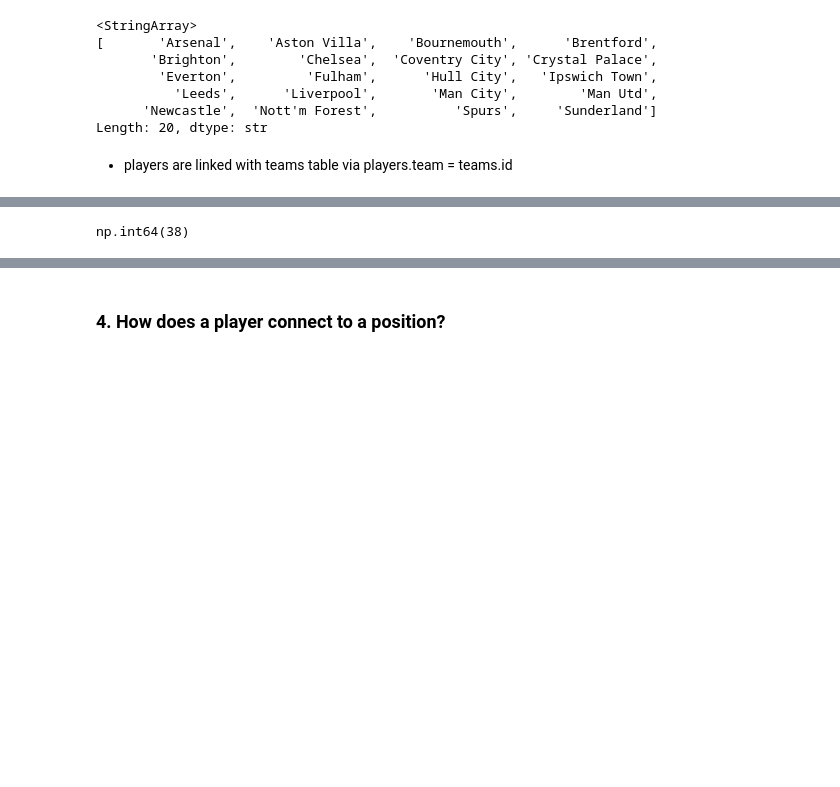
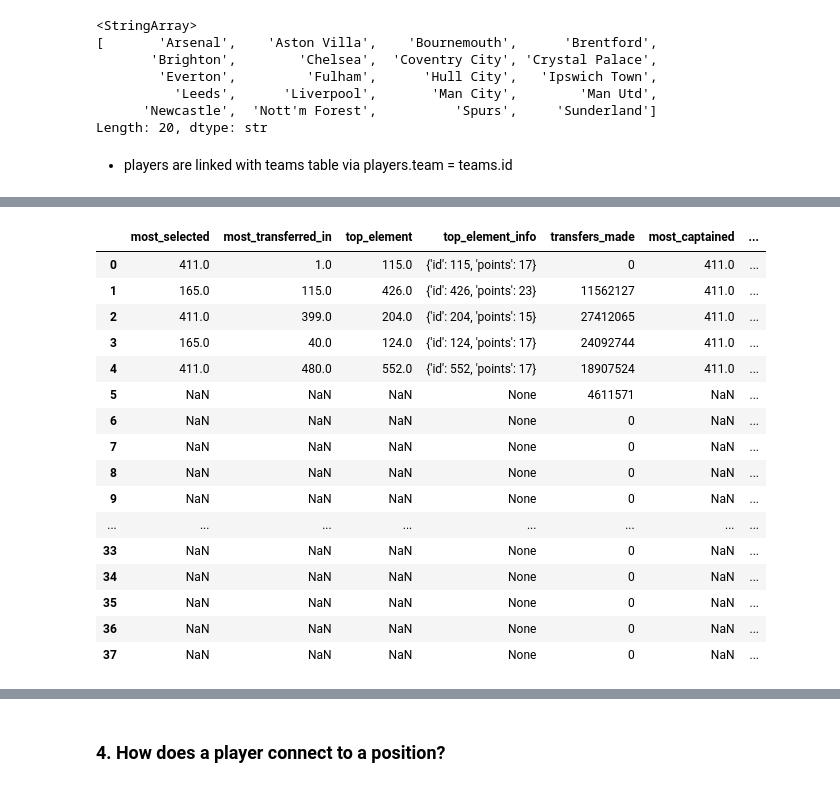
Before and after one commit to omarislam7/Fantasy-PL, a Jupyter notebook: notebooks/01_api_explore.ipynb, the cells around one changed output, grey strips where cells are left out. Cells and saved outputs as stored; diff of their text form; code cells hidden in the pictures; blank space fills up the shorter version.

```diff
--- a/notebooks/01_api_explore.ipynb
+++ b/notebooks/01_api_explore.ipynb
@@ -117,5 +151,3 @@ Length: 20, dtype: str
 # %%
 gameweek = pd.DataFrame(data["events"])
-gameweek.index.value_counts().sum()
+gameweek[["is_previous", "is_current", "is_next"]].loc[0:2]
-# %% [output]
-np.int64(38)
@@ -121,0 +156,21 @@ np.int64(38)
+# %%
+gameweek[['most_selected', 'most_transferred_in', 'top_element', 'top_element_info',
+       'transfers_made', 'most_captained', 'most_vice_captained']]
+# %% [output]
+|  | most_selected | most_transferred_in | top_element | top_element_info | transfers_made | most_captained | ... |
+| 0 | 411.0 | 1.0 | 115.0 | {'id': 115, 'points': 17} | 0 | 411.0 | ... |
+| 1 | 165.0 | 115.0 | 426.0 | {'id': 426, 'points': 23} | 11562127 | 411.0 | ... |
+| 2 | 411.0 | 399.0 | 204.0 | {'id': 204, 'points': 15} | 27412065 | 411.0 | ... |
+| 3 | 165.0 | 40.0 | 124.0 | {'id': 124, 'points': 17} | 24092744 | 411.0 | ... |
+| 4 | 411.0 | 480.0 | 552.0 | {'id': 552, 'points': 17} | 18907524 | 411.0 | ... |
+| 5 | NaN | NaN | NaN | None | 4611571 | NaN | ... |
+| 6 | NaN | NaN | NaN | None | 0 | NaN | ... |
+| 7 | NaN | NaN | NaN | None | 0 | NaN | ... |
+| 8 | NaN | NaN | NaN | None | 0 | NaN | ... |
+| 9 | NaN | NaN | NaN | None | 0 | NaN | ... |
+| ... | ... | ... | ... | ... | ... | ... | ... |
+| 33 | NaN | NaN | NaN | None | 0 | NaN | ... |
+| 34 | NaN | NaN | NaN | None | 0 | NaN | ... |
+| 35 | NaN | NaN | NaN | None | 0 | NaN | ... |
+| 36 | NaN | NaN | NaN | None | 0 | NaN | ... |
+| 37 | NaN | NaN | NaN | None | 0 | NaN | ... |
```
Also changed, not shown: parts of 6 cells of this notebook.
